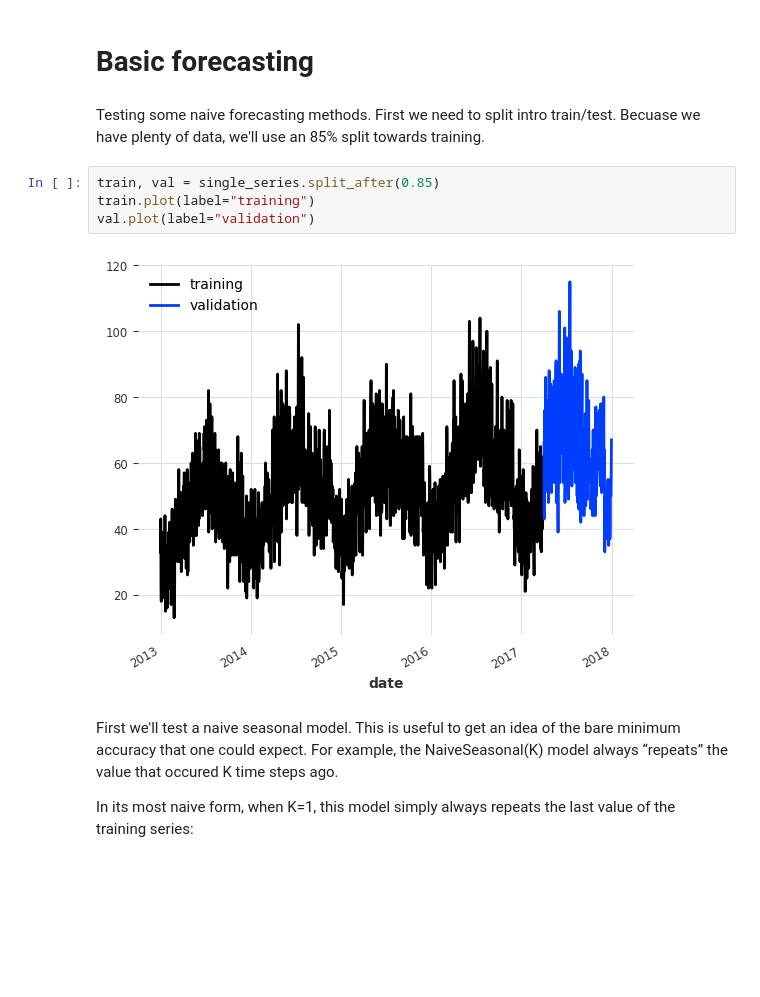
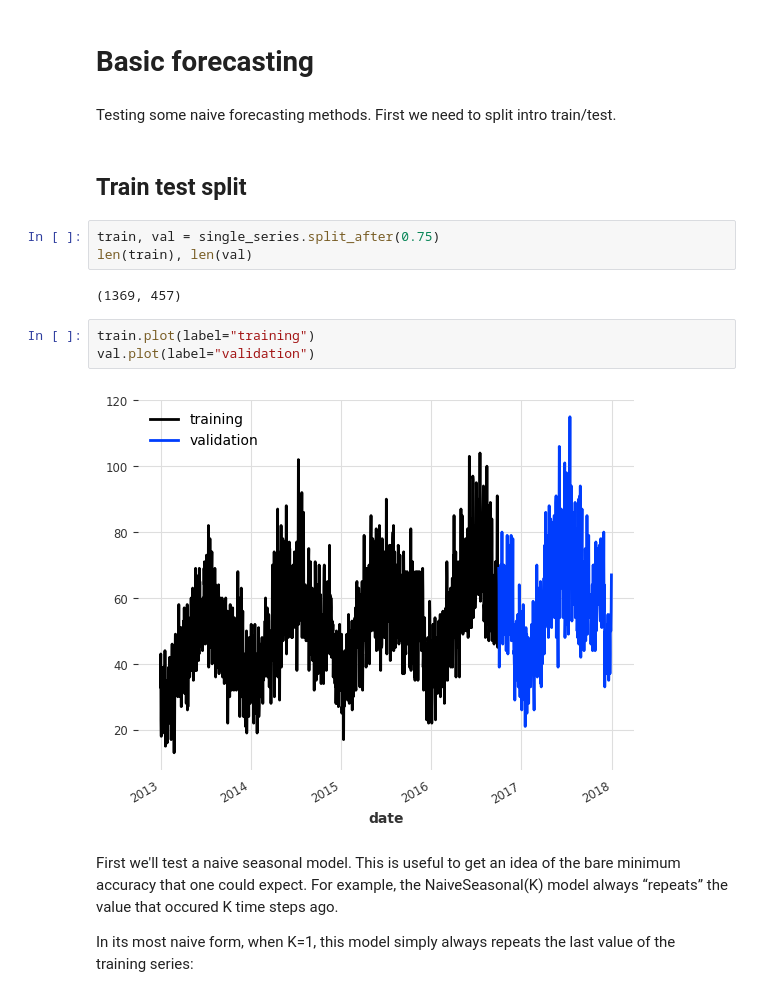
Before and after one commit to jmoro0408/Sales-Forecasting, a Jupyter notebook: notebooks/2.0 - Darts Exploration.ipynb, the cells around one changed output. Saved outputs shown, nothing was run; the diff lists cells and outputs as text; blank space fills up the shorter version.

```diff
--- a/notebooks/2.0 - Darts Exploration.ipynb
+++ b/notebooks/2.0 - Darts Exploration.ipynb
@@ -123,13 +123,19 @@ Although interestingly there seems to be stronger correlation at x = 7 which is
 # Basic forecasting
 # %% [markdown]
 Testing some naive forecasting methods.
-First we need to split intro train/test. Becuase we have plenty of data, we'll use an 85% split towards training.
+First we need to split intro train/test.
+# %% [markdown]
+## Train test split
+# %%
+train, val = single_series.split_after(0.75)
+len(train), len(val)
+# %% [output]
+(1369, 457)
 # %%
-train, val = single_series.split_after(0.85)
 train.plot(label="training")
 val.plot(label="validation")
 # %% [output]
-[figure, old version]
+[figure, new version]
 # %% [markdown]
 First we'll test a naive seasonal model.
 This is useful to get an idea of the bare minimum accuracy that one could expect. For example, the NaiveSeasonal(K) model always “repeats” the value that occured K time steps ago.
```
Also changed, not shown: parts of 8 cells of this notebook.
